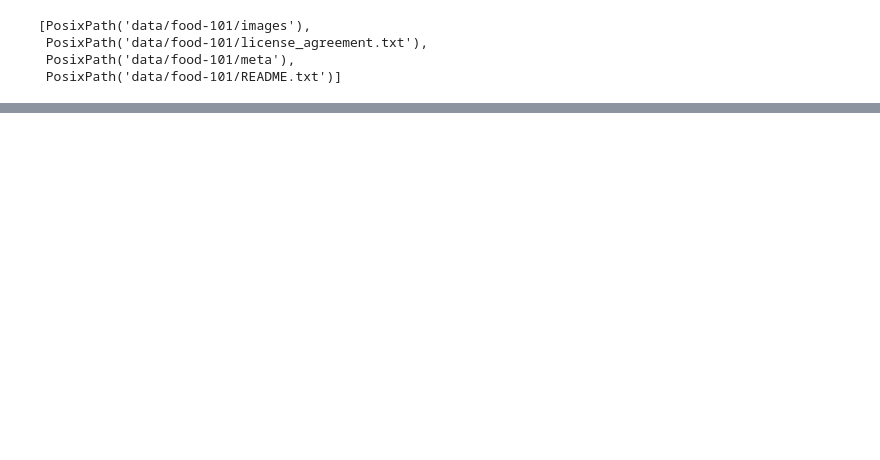
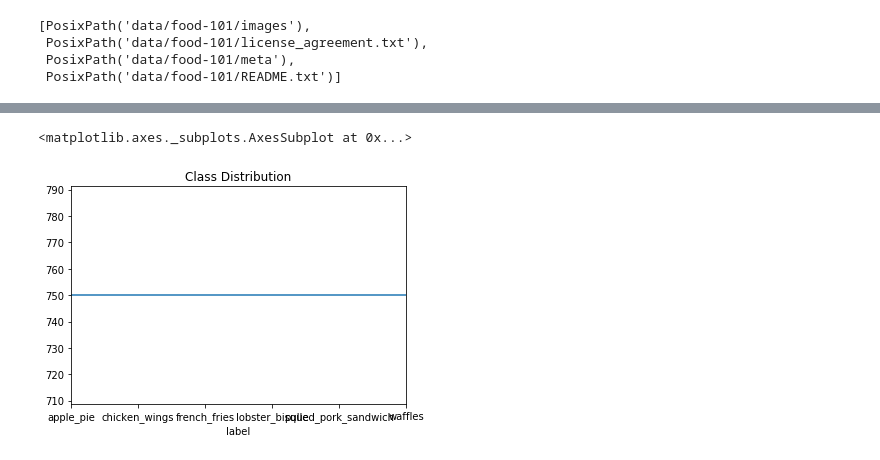
Before and after one commit to akshairajendran/fellowshipai, a Jupyter notebook: food-101/main.ipynb, the cells around one changed output, grey strips where cells are left out. Cells and saved outputs as stored; diff of their text form; code cells hidden in the pictures; blank space fills up the shorter version.

```diff
--- a/food-101/main.ipynb
+++ b/food-101/main.ipynb
@@ -32,3 +40,13 @@ path.ls()
  PosixPath('data/food-101/license_agreement.txt'),
  PosixPath('data/food-101/meta'),
  PosixPath('data/food-101/README.txt')]
+# %%
+df_train = pd.read_csv(path/'meta/train.txt', header=None).rename(columns={0:'path'})
+df_train['label'] = df_train.path.str.split('/').str[0]
+df_train['is_val'] = 0
+
+df_classes = pd.read_csv(path/'meta/classes.txt', header=None).rename(columns={0:'class'})
+
+df_test = pd.read_csv(path/'meta/test.txt', header=None).rename(columns={0:'path'})
+
+df_labels = pd.read_csv(path/'meta/labels.txt', header=None).rename(columns={0:'label'})
@@ -34,0 +92,5 @@ path.ls()
+# %%
+df_train.groupby('label').count()['path'].plot(title='Class Distribution')
+# %% [output]
+<matplotlib.axes._subplots.AxesSubplot at 0x...>
+[figure, added]
```
Also changed, not shown: parts of 26 cells of this notebook.
